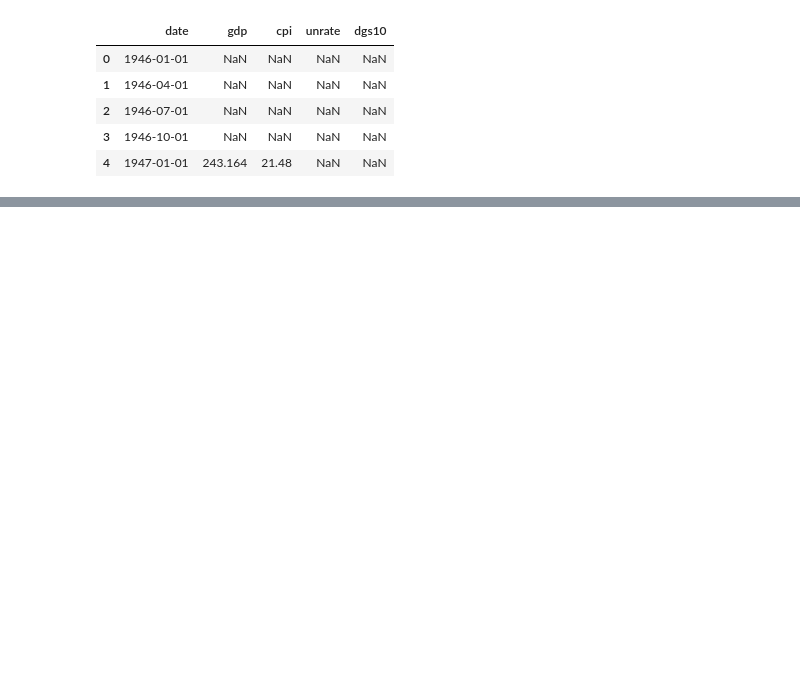
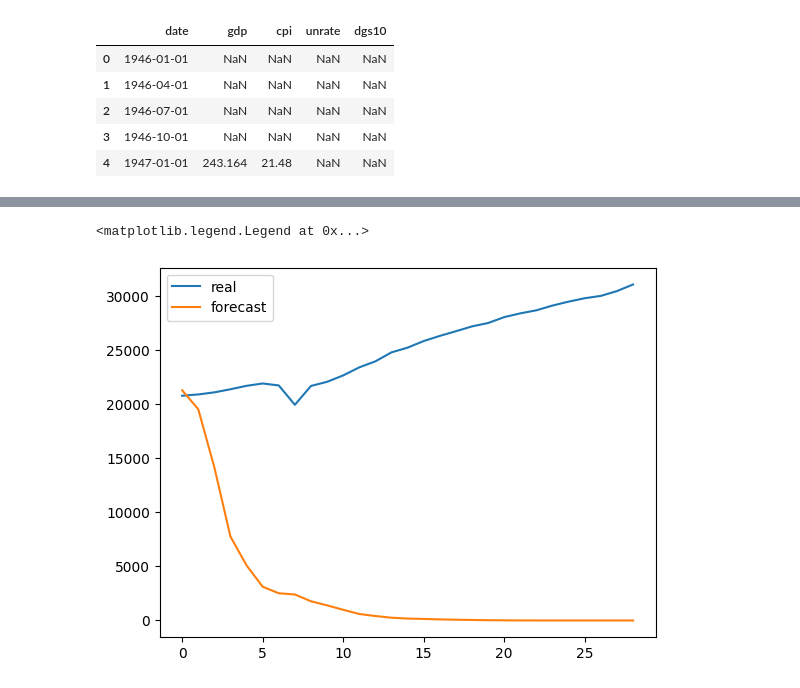
Before and after one commit to SemVan/BankingCourse, a Jupyter notebook: Seminar1.ipynb, the cells around one changed output, grey strips where cells are left out. Saved outputs shown, nothing was run; the diff lists cells and outputs as text; code cells hidden in the pictures; blank space fills up the shorter version.

```diff
--- a/Seminar1.ipynb
+++ b/Seminar1.ipynb
@@ -166,0 +326,18 @@ SyntaxError: invalid syntax (2446035134.py, line 31)
+# %%
+df_diff_filt = df_quarterly.copy()
+# df_diff_filt['gdp'] = medfilt(df_quarterly['gdp'].values, kernel_size=7)
+# df_diff_filt['cpi'] = medfilt(df_quarterly['cpi'].values, kernel_size=7)
+# df_diff_filt['unrate'] = medfilt(df_quarterly['unrate'].values, kernel_size=7)
+# plt.plot(df_diff['gdp_growth'].values)
+# plt.plot(filtered)
+
+df_diff_train = df_diff_filt.iloc[:int(len(df_quarterly)*0.8)-1]
+df_diff_test = df_diff_filt.iloc[int(len(df_quarterly)*0.8):]
+model_var = VAR(df_diff_train)
+res = results_var.forecast(df_diff_test.values[results_var.k_ar:], len(df_diff_test))
+plt.plot(df_diff_test['gdp'].values, label='real')
+plt.plot(res.T[0], label='forecast')
+plt.legend()
+# %% [output]
+<matplotlib.legend.Legend at 0x...>
+[figure, added]
```
Also changed, not shown: parts of 27 cells of this notebook, 1 other file.
